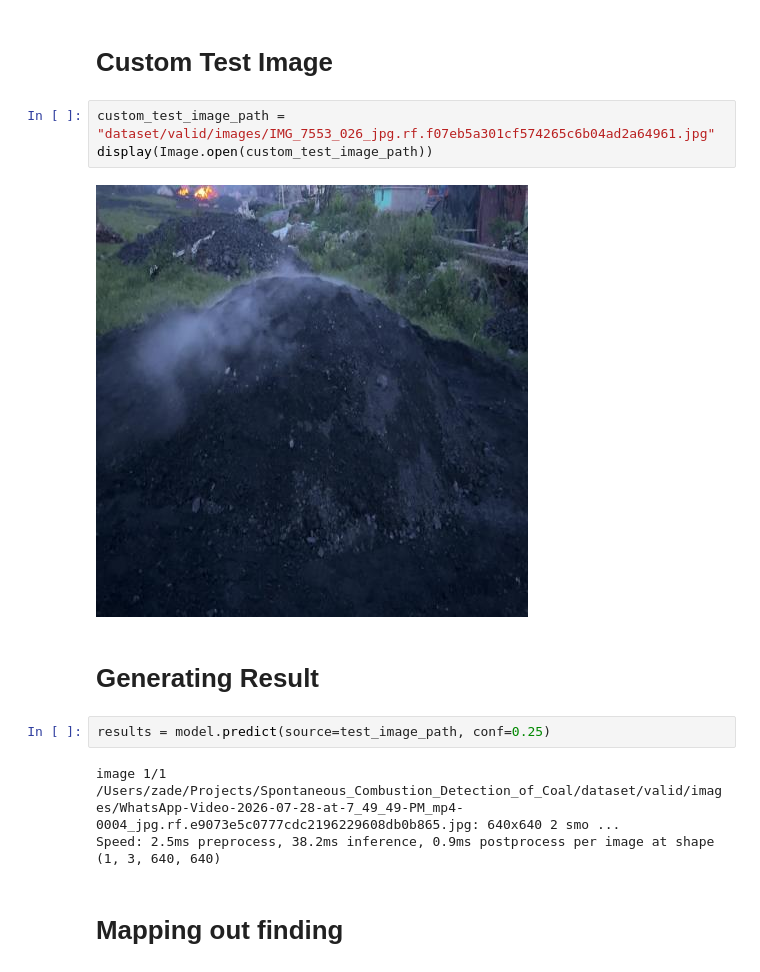
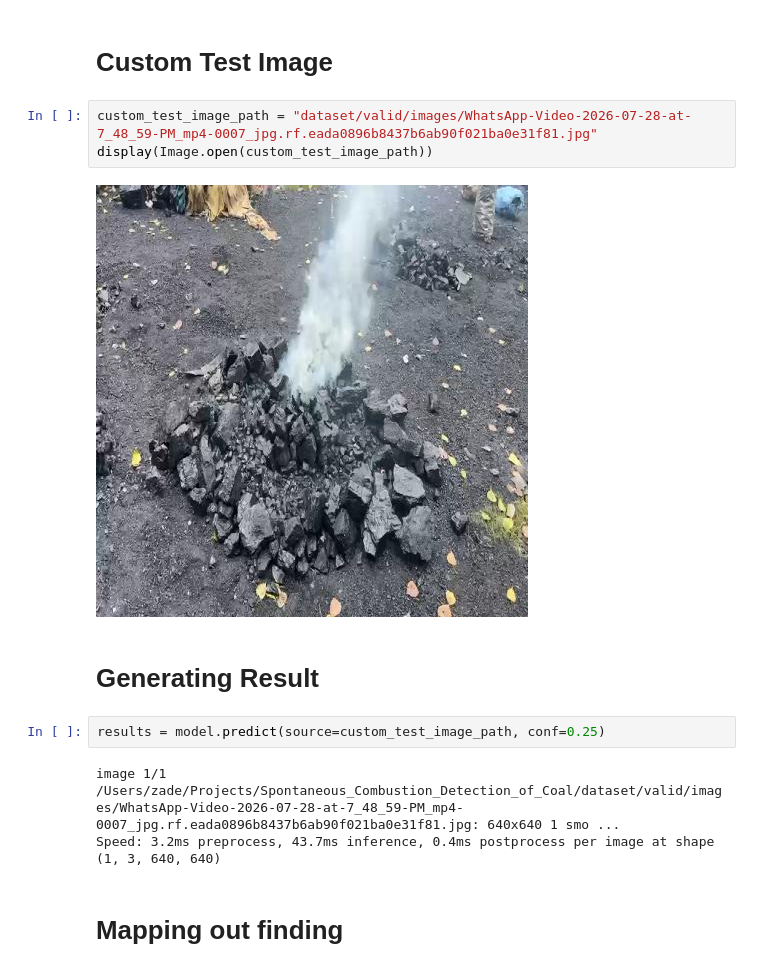
Before and after one commit to zadescoxp/Smoke-Detection-in-Coal-Combustion, a Jupyter notebook: Model.ipynb, the cells around one changed output. Drawn from its saved outputs; the diff is of its cells as text.

Commit message:
model data collection

```diff
--- a/Model.ipynb
+++ b/Model.ipynb
@@ -60,17 +60,17 @@ Using sample test image from validation set: dataset/valid/images/WhatsApp-Video
 # %% [markdown]
 # Custom Test Image
 # %%
-custom_test_image_path = "dataset/valid/images/IMG_7553_026_jpg.rf.f07eb5a301cf574265c6b04ad2a64961.jpg"
+custom_test_image_path = "dataset/valid/images/WhatsApp-Video-2026-07-28-at-7_48_59-PM_mp4-0007_jpg.rf.eada0896b8437b6ab90f021ba0e31f81.jpg"
 display(Image.open(custom_test_image_path))
 # %% [output]
-[figure, old version]
+[figure, new version]
 # %% [markdown]
 # Generating Result
 # %%
-results = model.predict(source=test_image_path, conf=0.25)
+results = model.predict(source=custom_test_image_path, conf=0.25)
 # %% [output]
-image 1/1 /Users/zade/Projects/Spontaneous_Combustion_Detection_of_Coal/dataset/valid/images/WhatsApp-Video-2026-07-28-at-7_49_49-PM_mp4-0004_jpg.rf.e9073e5c0777cdc2196229608db0b865.jpg: 640x640 2 smo ...
-Speed: 2.5ms preprocess, 38.2ms inference, 0.9ms postprocess per image at shape (1, 3, 640, 640)
+image 1/1 /Users/zade/Projects/Spontaneous_Combustion_Detection_of_Coal/dataset/valid/images/WhatsApp-Video-2026-07-28-at-7_48_59-PM_mp4-0007_jpg.rf.eada0896b8437b6ab90f021ba0e31f81.jpg: 640x640 1 smo ...
+Speed: 3.2ms preprocess, 43.7ms inference, 0.4ms postprocess per image at shape (1, 3, 640, 640)
 # %% [markdown]
 # Mapping out finding
 # %%
```
Also changed, not shown: parts of 1 cell of this notebook.
